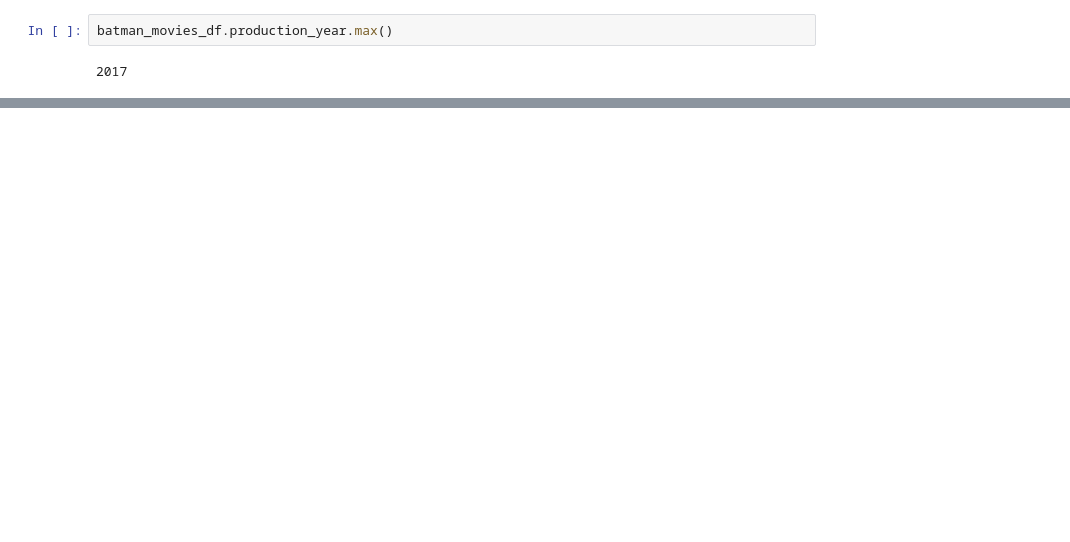
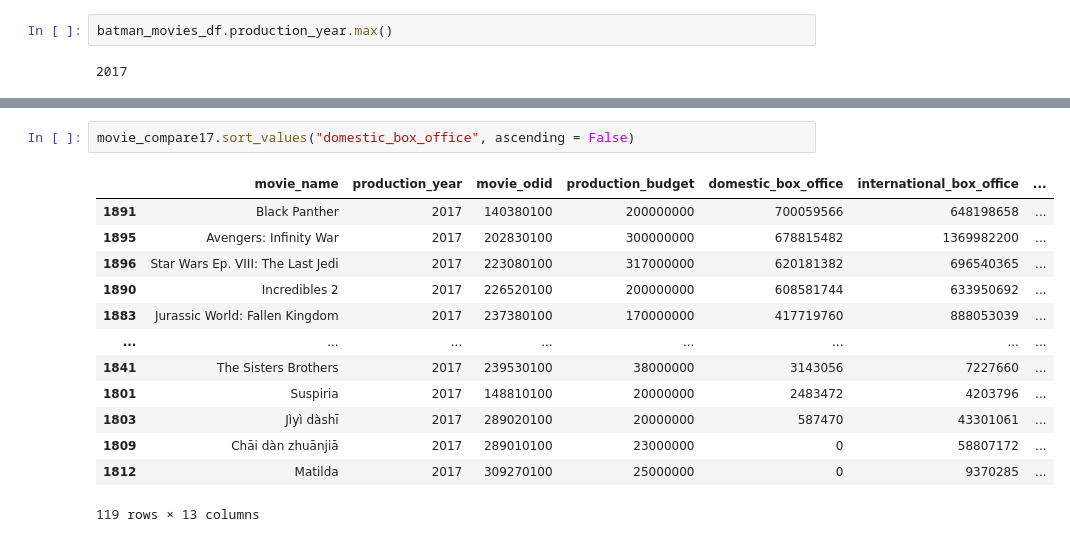
Before and after one commit to patlyons/capstone, a Jupyter notebook: notebook/Opus Data.ipynb, the cells around one changed output, grey strips where cells are left out. Drawn from its saved outputs; the diff is of its cells as text; blank space fills up the shorter version.

```diff
--- a/notebook/Opus Data.ipynb
+++ b/notebook/Opus Data.ipynb
@@ -226,0 +352,16 @@ movie_compare17.head()
+# %%
+movie_compare17.sort_values("domestic_box_office", ascending = False)
+# %% [output]
+|  | movie_name | production_year | movie_odid | production_budget | domestic_box_office | international_box_office | ... |
+| 1891 | Black Panther | 2017 | 140380100 | 200000000 | 700059566 | 648198658 | ... |
+| 1895 | Avengers: Infinity War | 2017 | 202830100 | 300000000 | 678815482 | 1369982200 | ... |
+| 1896 | Star Wars Ep. VIII: The Last Jedi | 2017 | 223080100 | 317000000 | 620181382 | 696540365 | ... |
+| 1890 | Incredibles 2 | 2017 | 226520100 | 200000000 | 608581744 | 633950692 | ... |
+| 1883 | Jurassic World: Fallen Kingdom | 2017 | 237380100 | 170000000 | 417719760 | 888053039 | ... |
+| ... | ... | ... | ... | ... | ... | ... | ... |
+| 1841 | The Sisters Brothers | 2017 | 239530100 | 38000000 | 3143056 | 7227660 | ... |
+| 1801 | Suspiria | 2017 | 148810100 | 20000000 | 2483472 | 4203796 | ... |
+| 1803 | Jìyì dàshī | 2017 | 289020100 | 20000000 | 587470 | 43301061 | ... |
+| 1809 | Chāi dàn zhuānjiā | 2017 | 289010100 | 23000000 | 0 | 58807172 | ... |
+| 1812 | Matilda | 2017 | 309270100 | 25000000 | 0 | 9370285 | ... |
+119 rows × 13 columns
```
Also changed, not shown: parts of 44 cells of this notebook, 5 other files.
